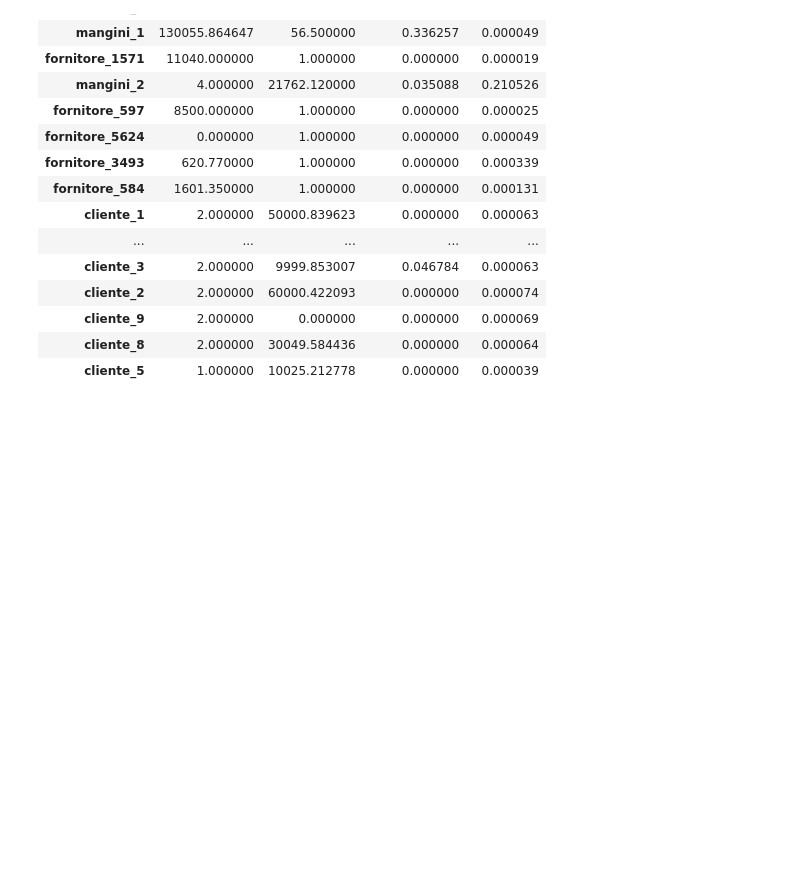
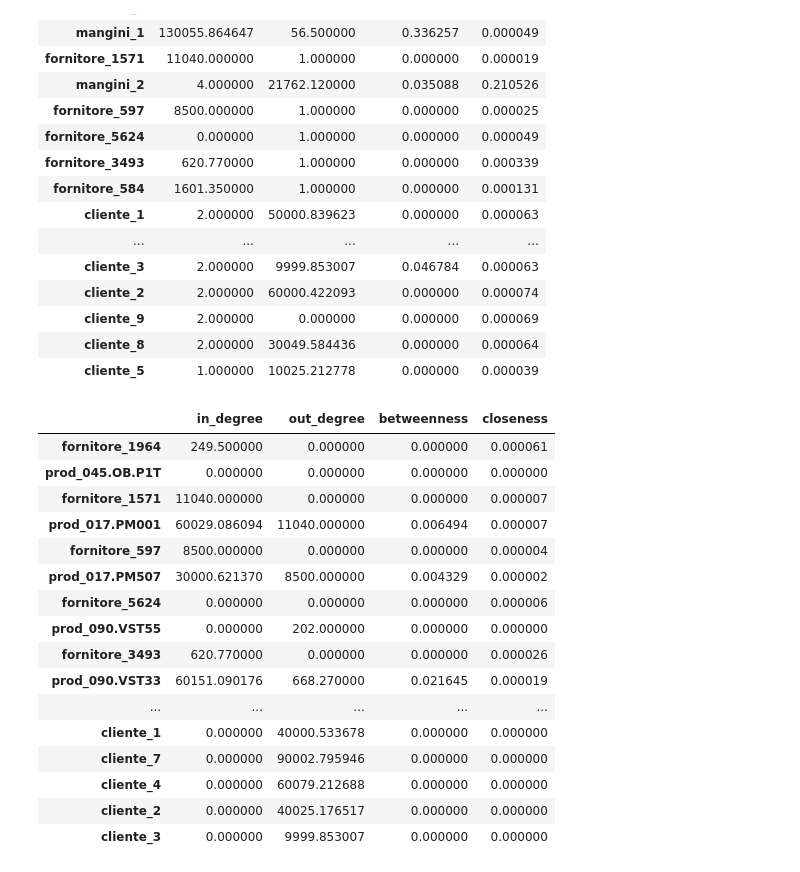
Before and after one commit to Ishikawa7/DEMO-Sales-Data-Analysis-and-Price-List-Management-System, a Jupyter notebook: graph-flow_analysis.ipynb, the cells around one changed output. Cells and saved outputs as stored; diff of their text form; code cells hidden in the pictures; blank space fills up the shorter version.

```diff
--- a/graph-flow_analysis.ipynb
+++ b/graph-flow_analysis.ipynb
@@ -225,5 +225,27 @@ df_metrics
 | cliente_9 | 2.000000 | 0.000000 | 0.000000 | 0.000069 |
 | cliente_8 | 2.000000 | 30049.584436 | 0.000000 | 0.000064 |
 | cliente_5 | 1.000000 | 10025.212778 | 0.000000 | 0.000039 |
+# %%
+df_metrics = calculate_metrics(graph_db_product)
+df_metrics.to_csv('graph_analysis/metrics_product.csv')
+df_metrics
+# %% [output]
+|  | in_degree | out_degree | betweenness | closeness |
+| fornitore_1964 | 249.500000 | 0.000000 | 0.000000 | 0.000061 |
+| prod_045.OB.P1T | 0.000000 | 0.000000 | 0.000000 | 0.000000 |
+| fornitore_1571 | 11040.000000 | 0.000000 | 0.000000 | 0.000007 |
+| prod_017.PM001 | 60029.086094 | 11040.000000 | 0.006494 | 0.000007 |
+| fornitore_597 | 8500.000000 | 0.000000 | 0.000000 | 0.000004 |
+| prod_017.PM507 | 30000.621370 | 8500.000000 | 0.004329 | 0.000002 |
+| fornitore_5624 | 0.000000 | 0.000000 | 0.000000 | 0.000006 |
+| prod_090.VST55 | 0.000000 | 202.000000 | 0.000000 | 0.000000 |
+| fornitore_3493 | 620.770000 | 0.000000 | 0.000000 | 0.000026 |
+| prod_090.VST33 | 60151.090176 | 668.270000 | 0.021645 | 0.000019 |
+| ... | ... | ... | ... | ... |
+| cliente_1 | 0.000000 | 40000.533678 | 0.000000 | 0.000000 |
+| cliente_7 | 0.000000 | 90002.795946 | 0.000000 | 0.000000 |
+| cliente_4 | 0.000000 | 60079.212688 | 0.000000 | 0.000000 |
+| cliente_2 | 0.000000 | 40025.176517 | 0.000000 | 0.000000 |
+| cliente_3 | 0.000000 | 9999.853007 | 0.000000 | 0.000000 |
 # %%
 # create a dataframe from graph_money
```
Also changed, not shown: parts of 12 cells of this notebook, 5 other files.
